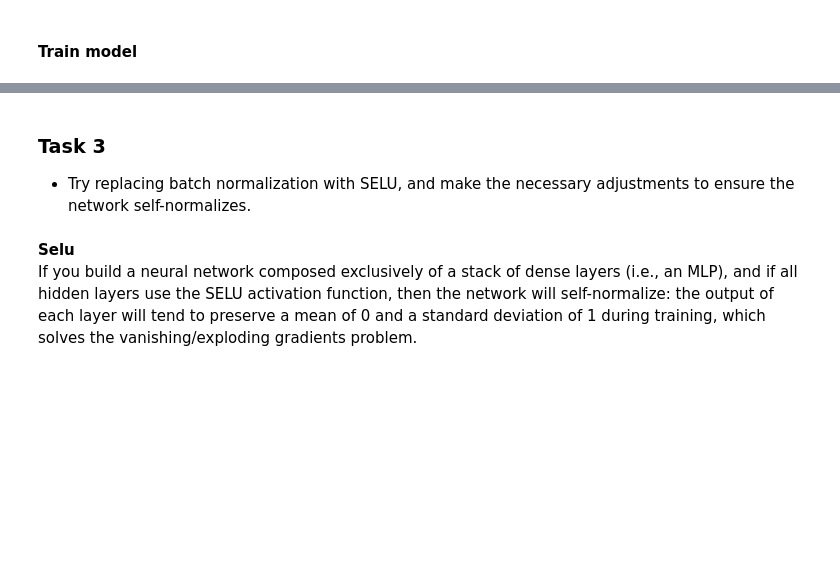
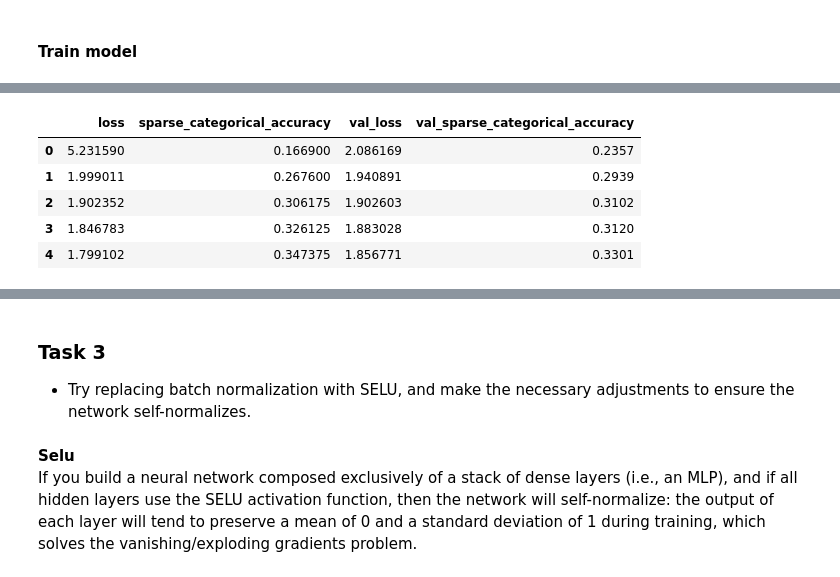
Before and after one commit to utility001/cifar-10, a Jupyter notebook: cifar10.ipynb, the cells around one changed output, grey strips where cells are left out. Drawn from its saved outputs; the diff is of its cells as text; code cells hidden in the pictures; blank space fills up the shorter version.

```diff
--- a/cifar10.ipynb
+++ b/cifar10.ipynb
@@ -376,0 +344,9 @@ run_logdir = get_run_logdir()
+# %%
+hist.head()
+# %% [output]
+|  | loss | sparse_categorical_accuracy | val_loss | val_sparse_categorical_accuracy |
+| 0 | 5.231590 | 0.166900 | 2.086169 | 0.2357 |
+| 1 | 1.999011 | 0.267600 | 1.940891 | 0.2939 |
+| 2 | 1.902352 | 0.306175 | 1.902603 | 0.3102 |
+| 3 | 1.846783 | 0.326125 | 1.883028 | 0.3120 |
+| 4 | 1.799102 | 0.347375 | 1.856771 | 0.3301 |
```
Also changed, not shown: parts of 51 cells of this notebook.
